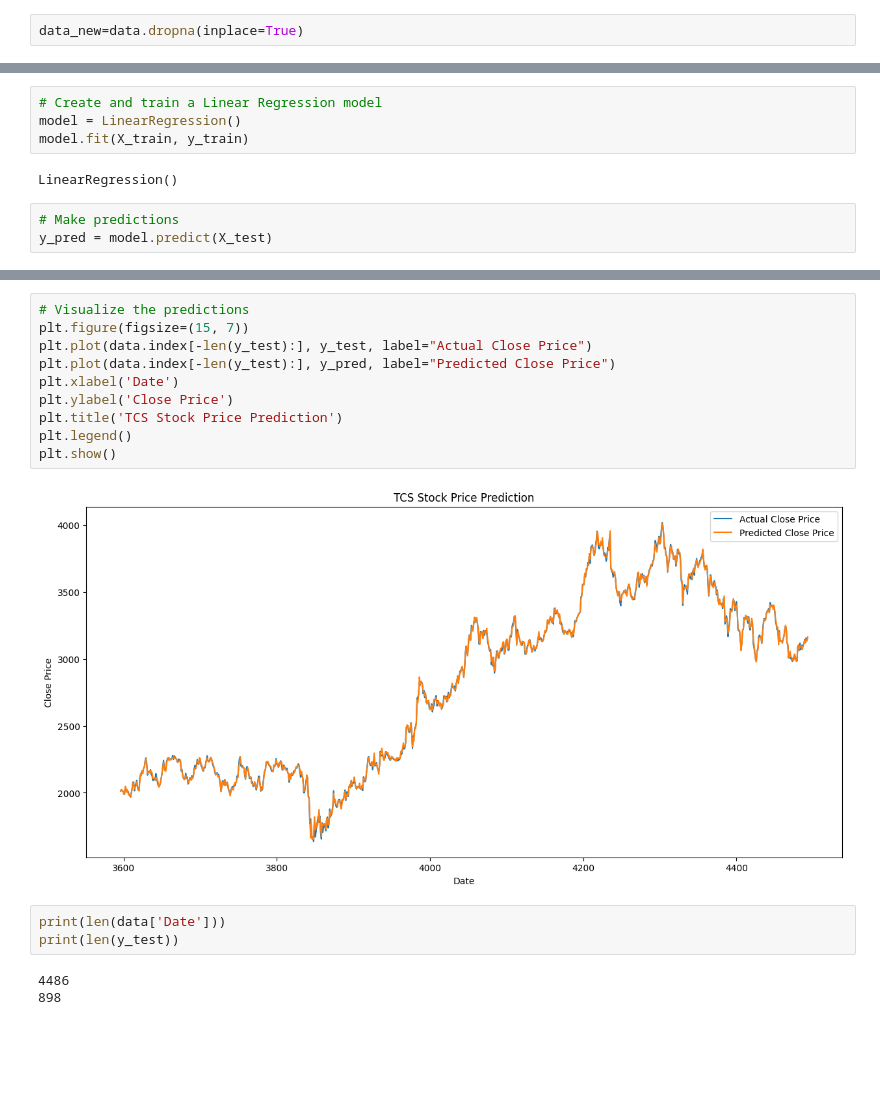
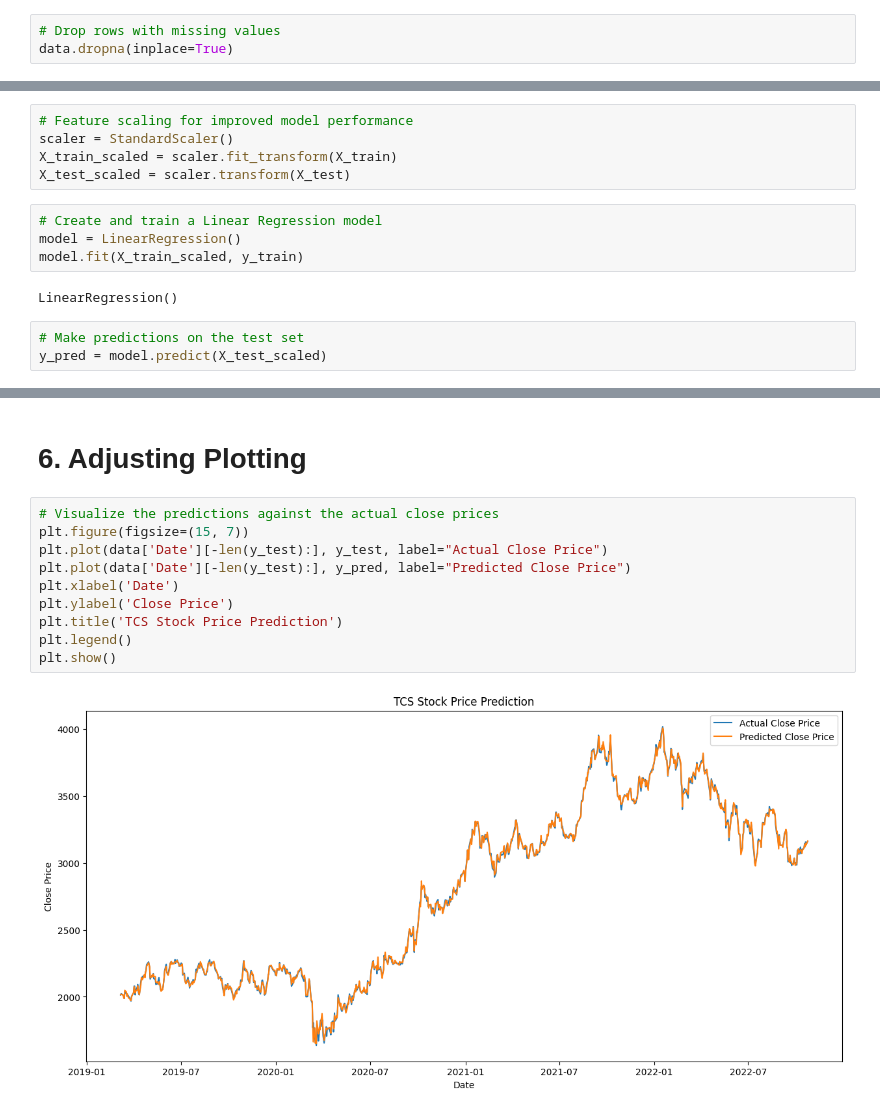
Before and after one commit to SurajYadav2/Python, a Jupyter notebook: TCS stock price prediction.ipynb, the cells around one changed output, grey strips where cells are left out. Drawn from its saved outputs; the diff is of its cells as text; blank space fills up the shorter version.

```diff
--- a/TCS stock price prediction.ipynb
+++ b/TCS stock price prediction.ipynb
@@ -56,2 +37,3 @@ dtype: int64
 # %%
-data_new=data.dropna(inplace=True)
+# Drop rows with missing values
+data.dropna(inplace=True)
@@ -105,9 +83,14 @@ X_train, X_test, y_train, y_test = train_test_split(X, y, test_size=0.2, shuffle
+# %%
+# Feature scaling for improved model performance
+scaler = StandardScaler()
+X_train_scaled = scaler.fit_transform(X_train)
+X_test_scaled = scaler.transform(X_test)
 # %%
 # Create and train a Linear Regression model
 model = LinearRegression()
-model.fit(X_train, y_train)
+model.fit(X_train_scaled, y_train)
 # %% [output]
 LinearRegression()
 # %%
-# Make predictions
-y_pred = model.predict(X_test)
+# Make predictions on the test set
+y_pred = model.predict(X_test_scaled)
@@ -120,18 +110,14 @@ Mean Squared Error: 260.67556284485096
+# %% [markdown]
+# 6. Adjusting Plotting
 # %%
-# Visualize the predictions
+# Visualize the predictions against the actual close prices
 plt.figure(figsize=(15, 7))
-plt.plot(data.index[-len(y_test):], y_test, label="Actual Close Price")
-plt.plot(data.index[-len(y_test):], y_pred, label="Predicted Close Price")
+plt.plot(data['Date'][-len(y_test):], y_test, label="Actual Close Price")
+plt.plot(data['Date'][-len(y_test):], y_pred, label="Predicted Close Price")
 plt.xlabel('Date')
 plt.ylabel('Close Price')
 plt.title('TCS Stock Price Prediction')
 plt.legend()
 plt.show()
 # %% [output]
-[figure, old version]
+[figure, new version]
-# %%
-print(len(data['Date']))
-print(len(y_test))
-# %% [output]
-4486
-898
```
Also changed, not shown: parts of 20 cells of this notebook.
